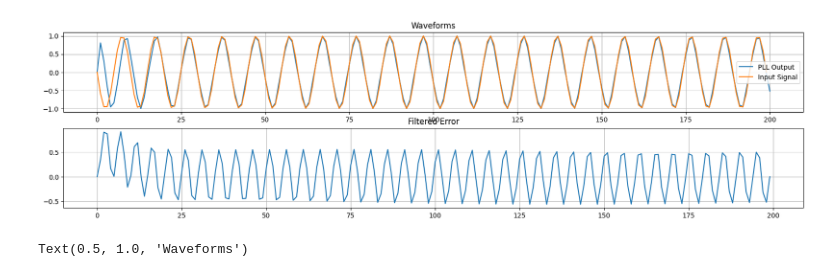
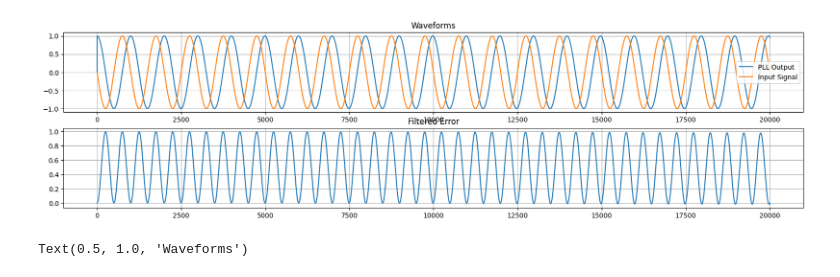
Before and after one commit to stevester94/notebooks, a Jupyter notebook: PLL.ipynb, the cells around one changed output. Saved outputs shown, nothing was run; the diff lists cells and outputs as text; code cells hidden in the pictures.

```diff
--- a/PLL.ipynb
+++ b/PLL.ipynb
@@ -86,7 +86,7 @@ K_p = 0.2667
 K_i = 0.0178
 K_0 = 1
 
-fs = 100
+fs = 10000
 duration_secs = 2
 t = np.linspace(0,duration_secs, int(duration_secs*fs))
 
@@ -105,34 +105,34 @@ pll = PhaseLockedLoop( K_i, K_p, K_0, 10, fs )
 for n in range(len(t)):
     _cos_out, _sin_out, _e_D = pll.proc( in_sig[n] )
 
     cos_out.append( _cos_out )
     e_D.append( _e_D )
 
 
 
 # Create a Figure
 fig = plt.figure()
 fig.set_figheight(10)
 fig.set_figwidth(20)
 
 # Set up Axes
 ax1 = fig.add_subplot(411)
 ax1.plot(cos_out, label='PLL Output')
 plt.grid()
 ax1.plot(in_sig, label='Input Signal')
 plt.legend()
 ax1.set_title('Waveforms')
 
 # Show the plot
 #plt.show()
 
 ax2 = fig.add_subplot(412)
 ax2.plot( e_D )
 plt.grid()
 ax2.set_title('Filtered Error')
 plt.show()
 # %% [output]
-[figure, old version]
+[figure, new version]
 # %%
 # OK, what does the phase detector do?
 
```
Also changed, not shown: parts of 1 cell of this notebook.
